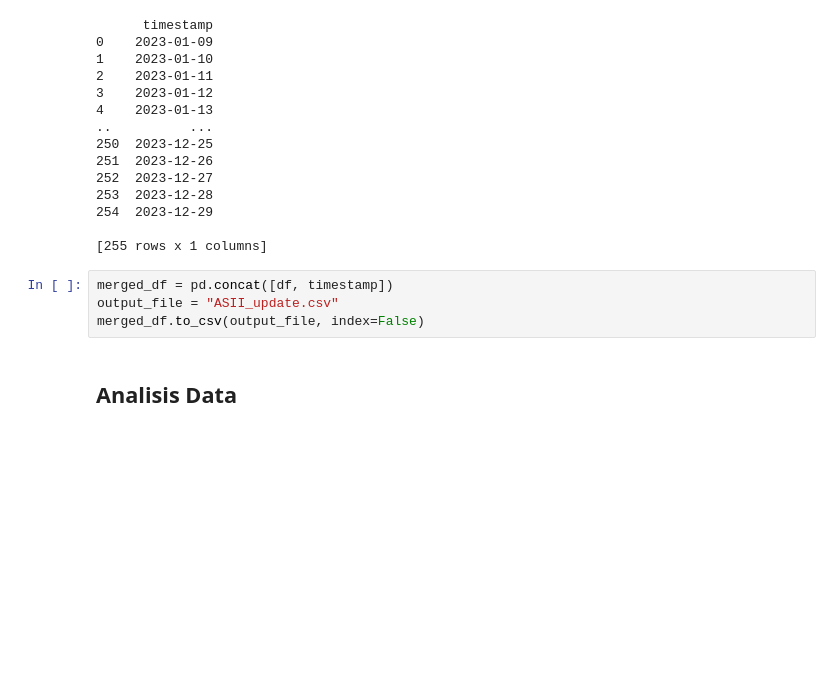
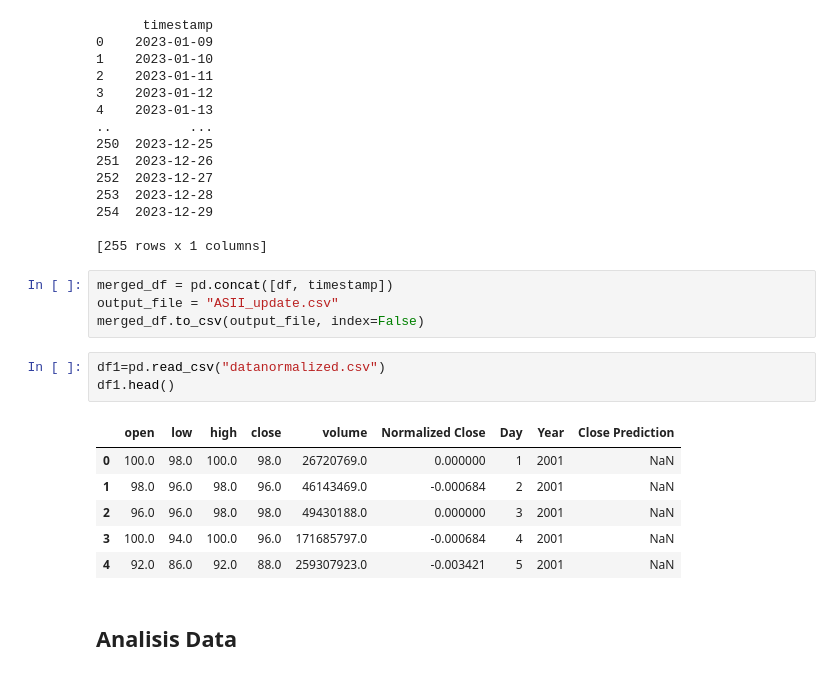
Before and after one commit to ahmadtaufiqnr/Tetris3, a Jupyter notebook: program.ipynb, the cells around one changed output. Cells and saved outputs as stored; diff of their text form; blank space fills up the shorter version.

```diff
--- a/program.ipynb
+++ b/program.ipynb
@@ -64,6 +64,16 @@ timestamp = pd.DataFrame({'timestamp': dates})
 merged_df = pd.concat([df, timestamp])
 output_file = "ASII_update.csv"
 merged_df.to_csv(output_file, index=False)
+# %%
+df1=pd.read_csv("datanormalized.csv")
+df1.head()
+# %% [output]
+|  | open | low | high | close | volume | Normalized Close | Day | Year | Close Prediction |
+| 0 | 100.0 | 98.0 | 100.0 | 98.0 | 26720769.0 | 0.000000 | 1 | 2001 | NaN |
+| 1 | 98.0 | 96.0 | 98.0 | 96.0 | 46143469.0 | -0.000684 | 2 | 2001 | NaN |
+| 2 | 96.0 | 96.0 | 98.0 | 98.0 | 49430188.0 | 0.000000 | 3 | 2001 | NaN |
+| 3 | 100.0 | 94.0 | 100.0 | 96.0 | 171685797.0 | -0.000684 | 4 | 2001 | NaN |
+| 4 | 92.0 | 86.0 | 92.0 | 88.0 | 259307923.0 | -0.003421 | 5 | 2001 | NaN |
 # %% [markdown]
 ## Analisis Data ##
 # %%
```
Also changed, not shown: 4 other files.
